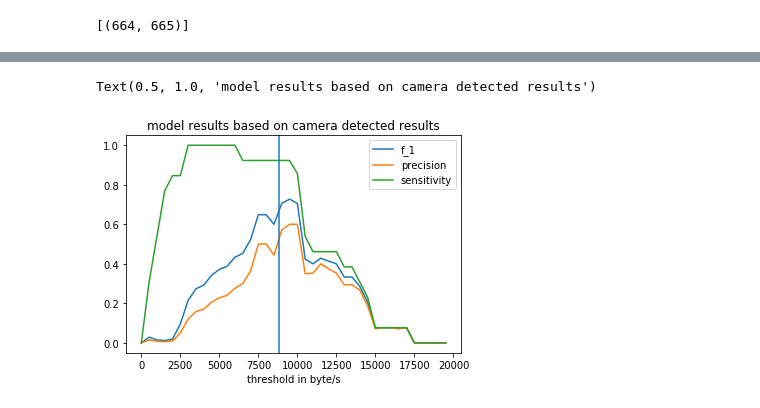
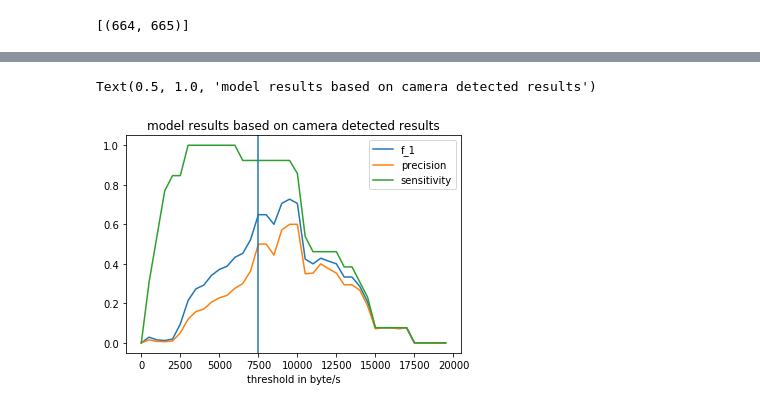
Before and after one commit to wnykuang/activation_detector, a Jupyter notebook: EDA_modeling_final1a.ipynb, the cells around one changed output, grey strips where cells are left out. Drawn from its saved outputs; the diff is of its cells as text; code cells hidden in the pictures.

```diff
--- a/EDA_modeling_final1a.ipynb
+++ b/EDA_modeling_final1a.ipynb
@@ -2934,8 +2950,8 @@ np.percentile(medians_speeds_activations, 10)
 filtered_medians_idle = np.asanyarray(all_medians_idles)
 filtered_medians_idle = filtered_medians_idle
 # %%
-temp = filtered_medians_idle[filtered_medians_idle < np.percentile(all_medians_idles, 97)]
-temp2 = medians_speeds_activations[medians_speeds_activations < np.percentile(medians_speeds_activations, 99)]
+temp = filtered_medians_idle[filtered_medians_idle < np.percentile(filtered_medians_idle, 98)]
+temp2 = medians_speeds_activations[medians_speeds_activations < np.percentile(medians_speeds_activations, 100)]
 plt.hist(temp, density=True, cumulative=True, label='background',
          histtype='step', alpha=0.8, color='y')
 plt.hist(temp2, density=True, cumulative=True, label='activation',
@@ -2944,7 +2960,9 @@ plt.hist(temp2, density=True, cumulative=True, label='activation',
 plt.title("overall ECDF of network speed to MS address")
 plt.xlabel("speed in bytes/s")
 plt.ylabel("ECDF")
-plt.axvline(8815.574999999999)
+plt.axvline(1484, label='median of idle', c = 'y')
+plt.axvline(5150, label='median of activation', c = 'r')
+plt.axvline(7500, label='threshold')
 plt.legend()
 # %% [output]
 <matplotlib.legend.Legend at 0x...>
@@ -3437,0 +3492,22 @@ for threshold in range(500, 20000, 500):
+# %%
+compute_fp_fn_camera(8000, ground_camera_df_speeds, file_name_camera_activated_time)
+res = []
+for threshold in range(500, 20000, 500):
+    res.append((*compute_fp_fn_camera(threshold, ground_camera_df_speeds, file_name_camera_activated_time), threshold))
+res = np.asarray(res)
+data = pd.DataFrame({
+    'threshold' : res[:, 3],
+    'sensitivity': res[:, 1],
+    'precision': res[:, 0],
+    'f_1': res[:, 2]
+})
+#plt.plot("threshold", 'true_positvie', data)
+# plt.plot(res[:, 3], res[:, 0])
+# plt.plot(res[:, 3], res[:, 2])
+plt.plot('threshold', 'f_1', data=data)
+plt.plot('threshold', 'precision', data=data)
+plt.plot('threshold', 'sensitivity', data=data)
+plt.legend()
+plt.xlabel('threshold in byte/s')
+plt.axvline(7500)
+plt.title('model results based on camera detected results')
@@ -3438,21 +3517,21 @@ for threshold in range(500, 20000, 500):
 # %%
 res = np.asarray(res)
 data = pd.DataFrame({
     'threshold' : res[:, 3],
     'sensitivity': res[:, 1],
     'precision': res[:, 0],
     'f_1': res[:, 2]
 })
 #plt.plot("threshold", 'true_positvie', data)
 # plt.plot(res[:, 3], res[:, 0])
 # plt.plot(res[:, 3], res[:, 2])
 plt.plot('threshold', 'f_1', data=data)
 plt.plot('threshold', 'precision', data=data)
 plt.plot('threshold', 'sensitivity', data=data)
 plt.legend()
 plt.xlabel('threshold in byte/s')
-plt.axvline(8815.574999999999)
+plt.axvline(7500)
 plt.title('model results based on camera detected results')
 # %% [output]
 Text(0.5, 1.0, 'model results based on camera detected results')
-[figure, old version]
+[figure, new version]
```
Also changed, not shown: parts of 18 cells of this notebook, 1 other file.
